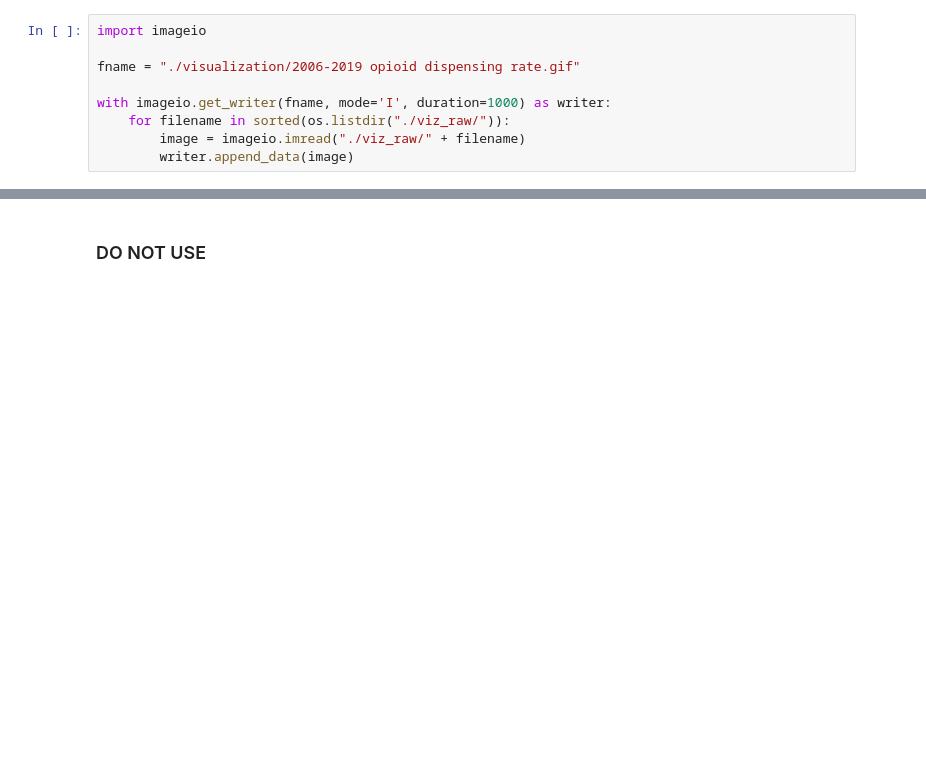
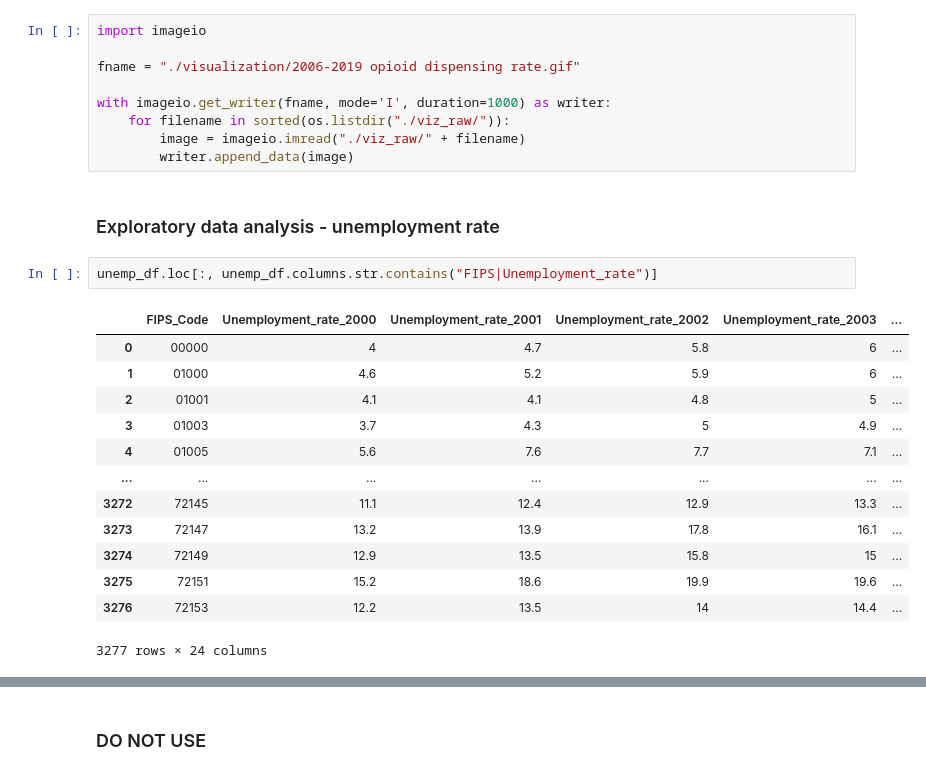
Before and after one commit to Ludougan123234/624-project, a Jupyter notebook: exp_opioid randy.ipynb, the cells around one changed output, grey strips where cells are left out. Saved outputs shown, nothing was run; the diff lists cells and outputs as text; blank space fills up the shorter version.

```diff
--- a/exp_opioid randy.ipynb
+++ b/exp_opioid randy.ipynb
@@ -278,3 +299,21 @@ with imageio.get_writer(fname, mode='I', duration=1000) as writer:
     for filename in sorted(os.listdir("./viz_raw/")):
         image = imageio.imread("./viz_raw/" + filename)
         writer.append_data(image)
+# %% [markdown]
+### Exploratory data analysis - unemployment rate
+# %%
+unemp_df.loc[:, unemp_df.columns.str.contains("FIPS|Unemployment_rate")]
+# %% [output]
+|  | FIPS_Code | Unemployment_rate_2000 | Unemployment_rate_2001 | Unemployment_rate_2002 | Unemployment_rate_2003 | ... |
+| 0 | 00000 | 4 | 4.7 | 5.8 | 6 | ... |
+| 1 | 01000 | 4.6 | 5.2 | 5.9 | 6 | ... |
+| 2 | 01001 | 4.1 | 4.1 | 4.8 | 5 | ... |
+| 3 | 01003 | 3.7 | 4.3 | 5 | 4.9 | ... |
+| 4 | 01005 | 5.6 | 7.6 | 7.7 | 7.1 | ... |
+| ... | ... | ... | ... | ... | ... | ... |
+| 3272 | 72145 | 11.1 | 12.4 | 12.9 | 13.3 | ... |
+| 3273 | 72147 | 13.2 | 13.9 | 17.8 | 16.1 | ... |
+| 3274 | 72149 | 12.9 | 13.5 | 15.8 | 15 | ... |
+| 3275 | 72151 | 15.2 | 18.6 | 19.9 | 19.6 | ... |
+| 3276 | 72153 | 12.2 | 13.5 | 14 | 14.4 | ... |
+3277 rows × 24 columns
```
Also changed, not shown: parts of 10 cells of this notebook, 1 other file.
